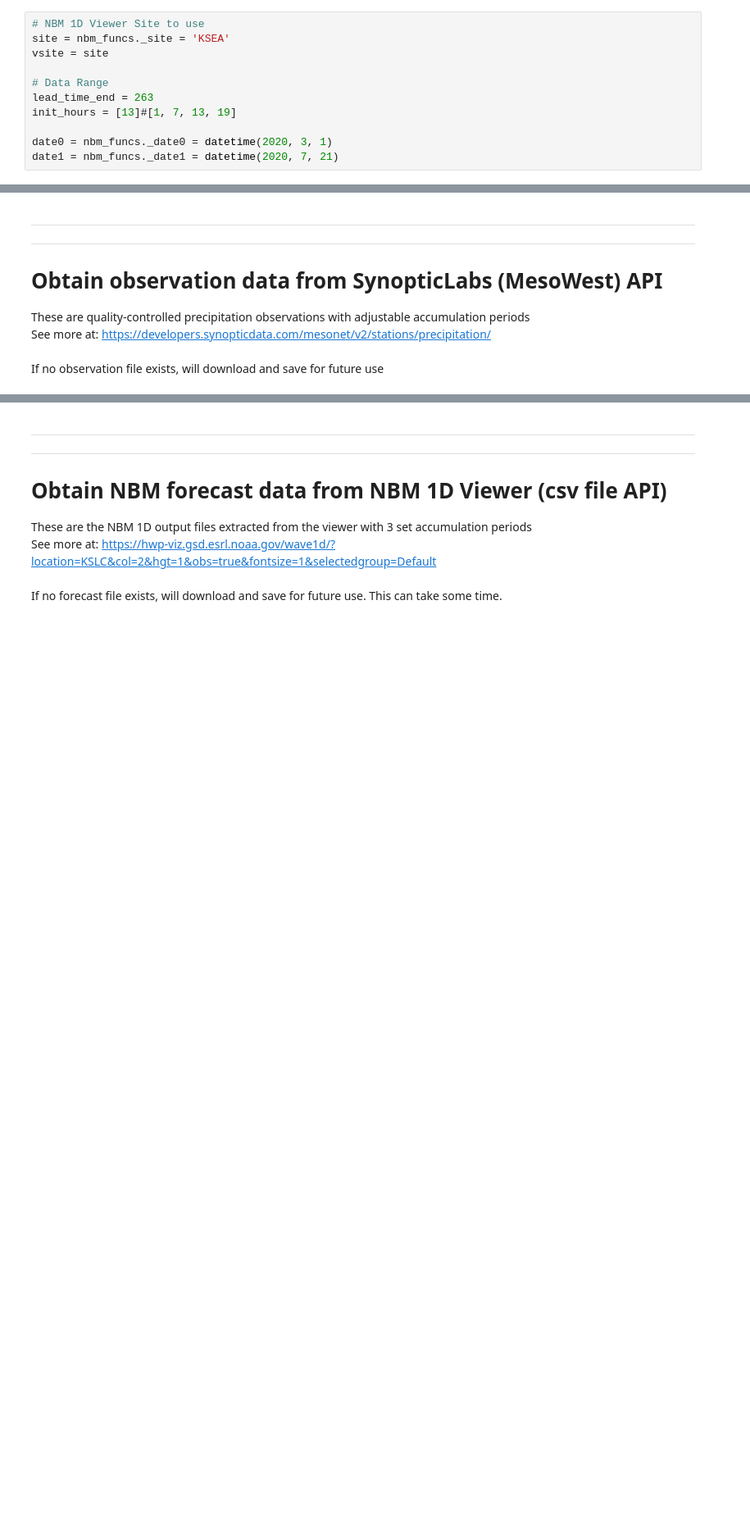
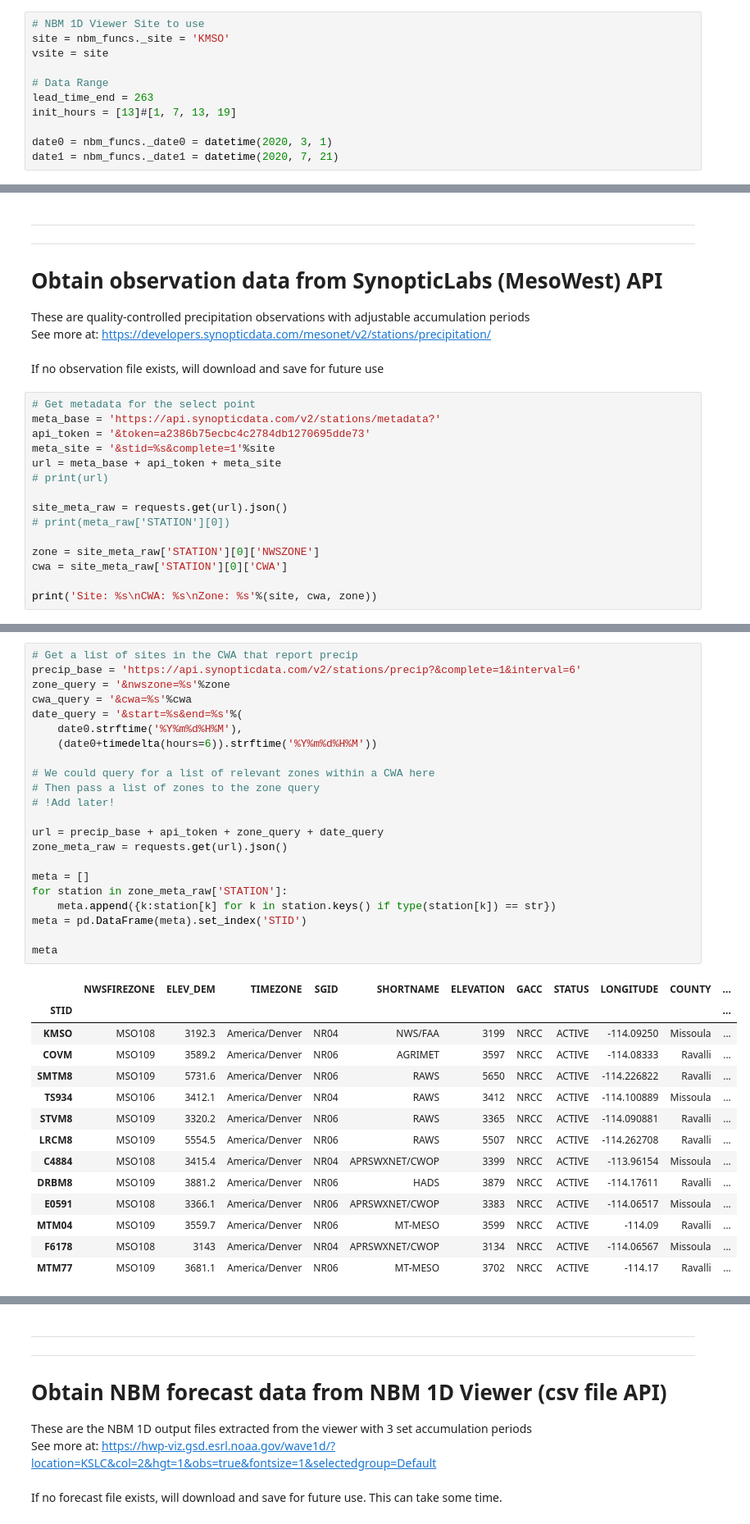
Before and after one commit to m-wessler/nbm-verify, a Jupyter notebook: notebooks/multi_station_1Dqpf.ipynb, the cells around one changed output, grey strips where cells are left out. Shown at 82% size. Drawn from its saved outputs; the diff is of its cells as text; blank space fills up the shorter version.

Commit message:
added multi-station observation query into neatly sorted pd dataframe

```diff
--- a/notebooks/multi_station_1Dqpf.ipynb
+++ b/notebooks/multi_station_1Dqpf.ipynb
@@ -29,7 +29,7 @@ Fixed 'date0' at the start of the NBM v3.2 period (2/20/2020)<br>
 Full lead time is 263 hours - Note if date1 is within this period, there will be missing verification data as it does not exist yet!
 # %%
 # NBM 1D Viewer Site to use
-site = nbm_funcs._site = 'KSEA'
+site = nbm_funcs._site = 'KMSO'
 vsite = site
 
 # Data Range
@@ -61,3 +68,18 @@ These are quality-controlled precipitation observations with adjustable accumula
 See more at: https://developers.synopticdata.com/mesonet/v2/stations/precipitation/
 <br><br>
 If no observation file exists, will download and save for future use
+# %%
+# Get metadata for the select point
+meta_base = 'https://api.synopticdata.com/v2/stations/metadata?'
+api_token = '&token=a2386b75ecbc4c2784db1270695dde73'
+meta_site = '&stid=%s&complete=1'%site
+url = meta_base + api_token + meta_site
+# print(url)
+
+site_meta_raw = requests.get(url).json()
+# print(meta_raw['STATION'][0])
+
+zone = site_meta_raw['STATION'][0]['NWSZONE']
+cwa = site_meta_raw['STATION'][0]['CWA']
+
+print('Site: %s\nCWA: %s\nZone: %s'%(site, cwa, zone))
@@ -64 +90,38 @@ If no observation file exists, will download and save for future use
+# %%
+# Get a list of sites in the CWA that report precip
+precip_base = 'https://api.synopticdata.com/v2/stations/precip?&complete=1&interval=6'
+zone_query = '&nwszone=%s'%zone
+cwa_query = '&cwa=%s'%cwa
+date_query = '&start=%s&end=%s'%(
+    date0.strftime('%Y%m%d%H%M'),
+    (date0+timedelta(hours=6)).strftime('%Y%m%d%H%M'))
+
+# We could query for a list of relevant zones within a CWA here
+# Then pass a list of zones to the zone query
+# !Add later!
+
+url = precip_base + api_token + zone_query + date_query
+zone_meta_raw = requests.get(url).json()
+
+meta = []
+for station in zone_meta_raw['STATION']:
+    meta.append({k:station[k] for k in station.keys() if type(station[k]) == str})
+meta = pd.DataFrame(meta).set_index('STID')
+
+meta
+# %% [output]
+|  | NWSFIREZONE | ELEV_DEM | TIMEZONE | SGID | SHORTNAME | ELEVATION | GACC | STATUS | LONGITUDE | COUNTY | ... |
+| STID |  |  |  |  |  |  |  |  |  |  | ... |
+| KMSO | MSO108 | 3192.3 | America/Denver | NR04 | NWS/FAA | 3199 | NRCC | ACTIVE | -114.09250 | Missoula | ... |
+| COVM | MSO109 | 3589.2 | America/Denver | NR06 | AGRIMET | 3597 | NRCC | ACTIVE | -114.08333 | Ravalli | ... |
+| SMTM8 | MSO109 | 5731.6 | America/Denver | NR06 | RAWS | 5650 | NRCC | ACTIVE | -114.226822 | Ravalli | ... |
+| TS934 | MSO106 | 3412.1 | America/Denver | NR04 | RAWS | 3412 | NRCC | ACTIVE | -114.100889 | Missoula | ... |
+| STVM8 | MSO109 | 3320.2 | America/Denver | NR06 | RAWS | 3365 | NRCC | ACTIVE | -114.090881 | Ravalli | ... |
+| LRCM8 | MSO109 | 5554.5 | America/Denver | NR06 | RAWS | 5507 | NRCC | ACTIVE | -114.262708 | Ravalli | ... |
+| C4884 | MSO108 | 3415.4 | America/Denver | NR04 | APRSWXNET/CWOP | 3399 | NRCC | ACTIVE | -113.96154 | Missoula | ... |
+| DRBM8 | MSO109 | 3881.2 | America/Denver | NR06 | HADS | 3879 | NRCC | ACTIVE | -114.17611 | Ravalli | ... |
+| E0591 | MSO108 | 3366.1 | America/Denver | NR06 | APRSWXNET/CWOP | 3383 | NRCC | ACTIVE | -114.06517 | Missoula | ... |
+| MTM04 | MSO109 | 3559.7 | America/Denver | NR06 | MT-MESO | 3599 | NRCC | ACTIVE | -114.09 | Ravalli | ... |
+| F6178 | MSO108 | 3143 | America/Denver | NR04 | APRSWXNET/CWOP | 3134 | NRCC | ACTIVE | -114.06567 | Missoula | ... |
+| MTM77 | MSO109 | 3681.1 | America/Denver | NR06 | MT-MESO | 3702 | NRCC | ACTIVE | -114.17 | Ravalli | ... |
 # %%
```
Also changed, not shown: parts of 5 cells of this notebook.
